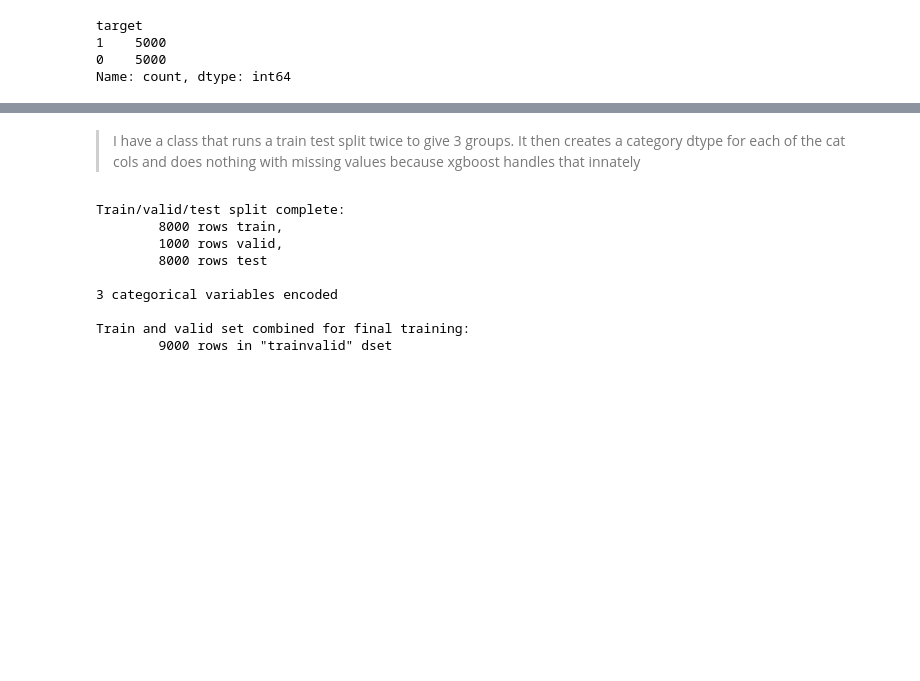
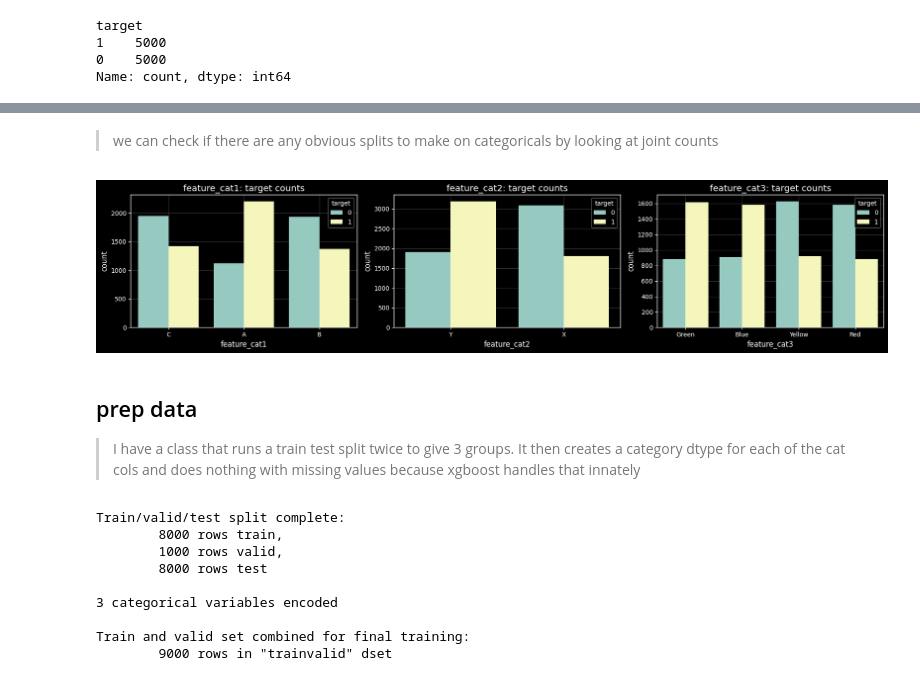
Before and after one commit to seanczak/ds-interviews, a Jupyter notebook: sample_nb.ipynb, the cells around one changed output, grey strips where cells are left out. Drawn from its saved outputs; the diff is of its cells as text; code cells hidden in the pictures; blank space fills up the shorter version.

```diff
--- a/sample_nb.ipynb
+++ b/sample_nb.ipynb
@@ -568,4 +592,22 @@ Name: count, dtype: int64
+# %% [markdown]
+> we can check if there are any obvious splits to make on categoricals by looking at joint counts
+# %%
+categorical_features = ['feature_cat1', 'feature_cat2', 'feature_cat3']
+target_col = 'target'
+
+# Set up subplots
+fig, axes = plt.subplots(nrows=1, ncols=len(categorical_features), figsize=(6 * len(categorical_features), 4))
+
+for ax, col in zip(axes, categorical_features):
+    sns.countplot(x=col, hue='target', data=df2, ax=ax)
+    ax.set_title(f'{col}: target counts')
+    ax.grid(alpha=0.2)
+
+plt.tight_layout()
+# %% [output]
+[figure, added]
 # %% [markdown]
+## prep data
 > I have a class that runs a train test split twice to give 3 groups. It then creates a category dtype for each of the cat cols and does nothing with missing values because xgboost handles that innately
 # %%
 from utils.xgb_dset import XgboostDataset
```
Also changed, not shown: parts of 18 cells of this notebook, 2 other files.
